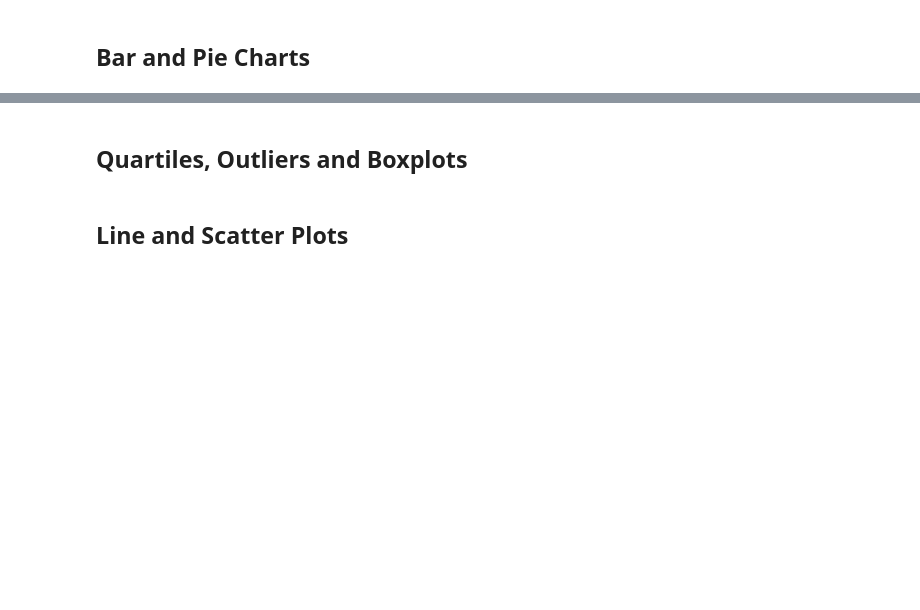
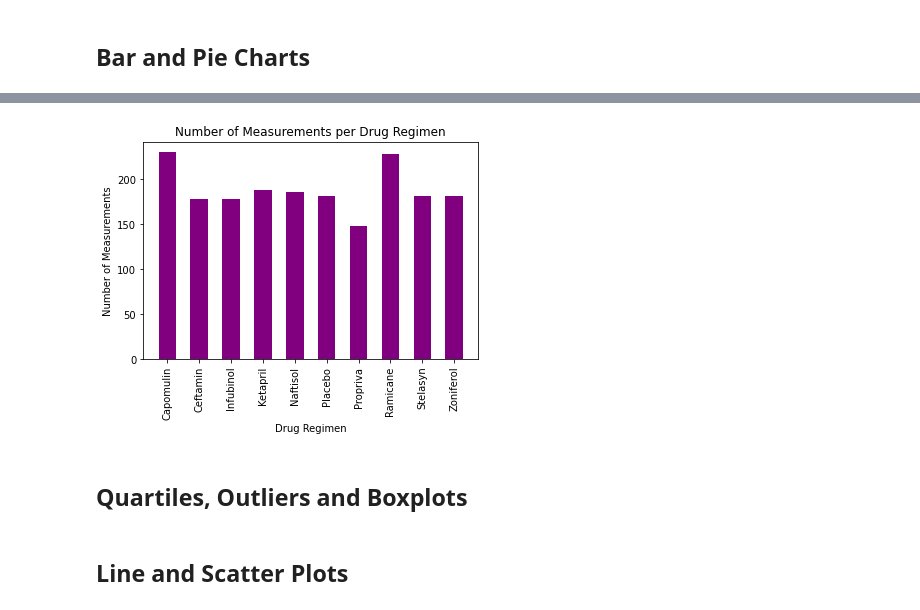
Before and after one commit to sarahDH615/matplotlib_challenge, a Jupyter notebook: pymaceuticals_starter.ipynb, the cells around one changed output, grey strips where cells are left out. Cells and saved outputs as stored; diff of their text form; code cells hidden in the pictures; blank space fills up the shorter version.

```diff
--- a/pymaceuticals_starter.ipynb
+++ b/pymaceuticals_starter.ipynb
@@ -151,5 +173,16 @@ summary_df
 # %%
 # Generate a bar plot showing the total number of measurements taken on each drug regimen using pyplot.
+x_axis = num_measurements_df.index
+y_axis = num_measurements_df['Number of Measurements']
+
+plt.xlabel('Drug Regimen')
+plt.ylabel('Number of Measurements')
+plt.title('Number of Measurements per Drug Regimen')
+plt.bar(x_axis, y_axis, width=0.55, color='purple')
+plt.xticks(x_axis, rotation=90)
+plt.show()
+# %% [output]
+[figure, added]
 # %%
 # Generate a pie plot showing the distribution of female versus male mice using pandas
 # %%
```
Also changed, not shown: parts of 2 cells of this notebook.
